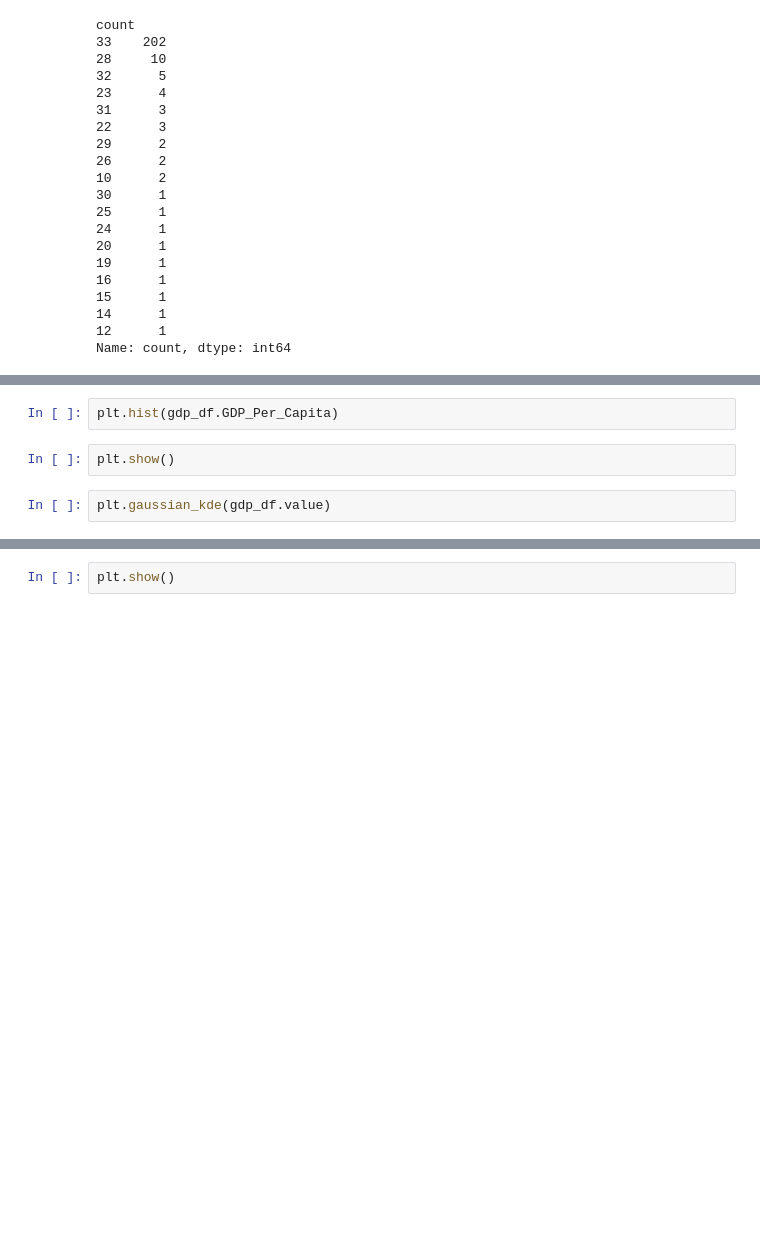
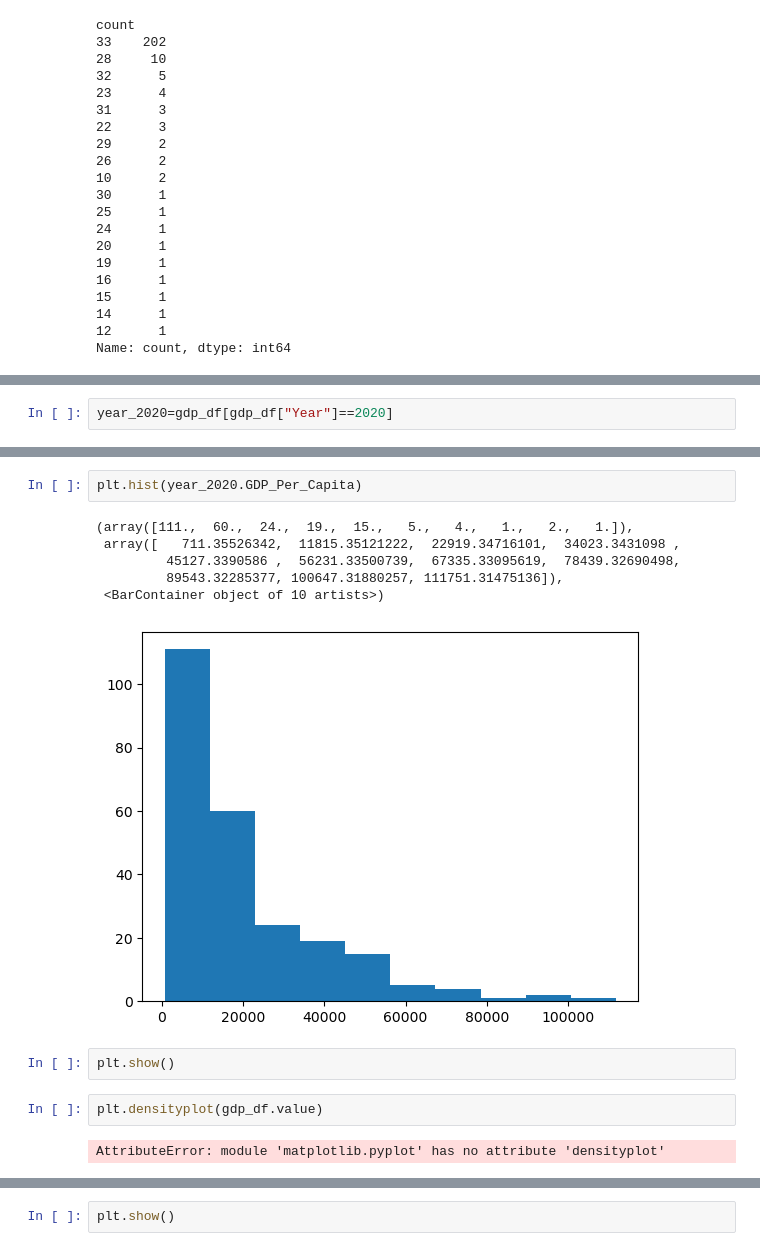
Before and after one commit to NSS-Data-Analytics-Cohort-10/gdp-and-internet-usage-SullivanAV, a Jupyter notebook: notebook/gdp_internet_project.ipynb, the cells around one changed output, grey strips where cells are left out. Saved outputs shown, nothing was run; the diff lists cells and outputs as text; blank space fills up the shorter version.

```diff
--- a/notebook/gdp_internet_project.ipynb
+++ b/notebook/gdp_internet_project.ipynb
@@ -137,0 +150,2 @@ print(unique_country)
+# %%
+year_2020=gdp_df[gdp_df["Year"]==2020]
@@ -138,8 +168,17 @@ print(unique_country)
 # %%
-plt.hist(gdp_df.GDP_Per_Capita)
+plt.hist(year_2020.GDP_Per_Capita)
+# %% [output]
+(array([111.,  60.,  24.,  19.,  15.,   5.,   4.,   1.,   2.,   1.]),
+ array([   711.35526342,  11815.35121222,  22919.34716101,  34023.3431098 ,
+         45127.3390586 ,  56231.33500739,  67335.33095619,  78439.32690498,
+         89543.32285377, 100647.31880257, 111751.31475136]),
+ <BarContainer object of 10 artists>)
+[figure, added]
 # %%
 plt.show()
 # %%
-plt.gaussian_kde(gdp_df.value)
+plt.densityplot(gdp_df.value)
+# %% [output]
+AttributeError: module 'matplotlib.pyplot' has no attribute 'densityplot'
 # %%
 plt.boxplot(gdp_df.value, gdp_df.year)
```
Also changed, not shown: parts of 5 cells of this notebook.
